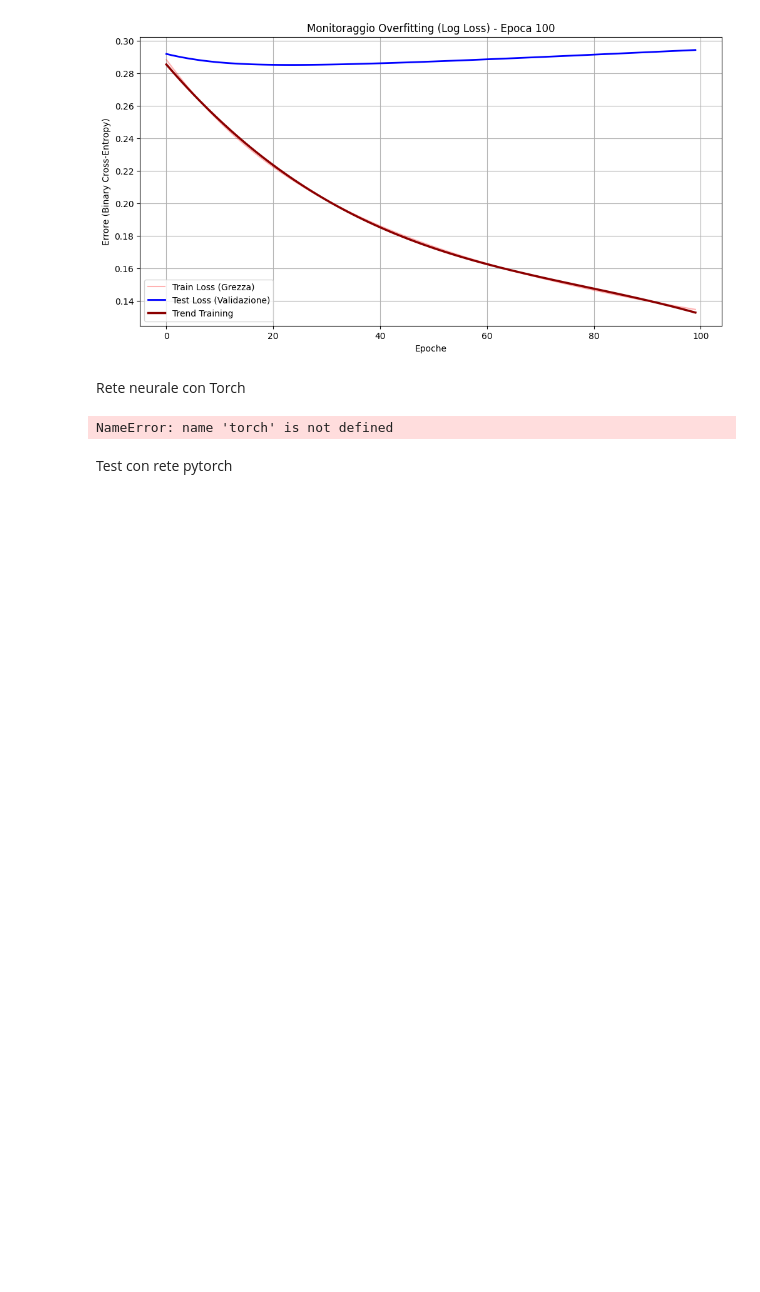
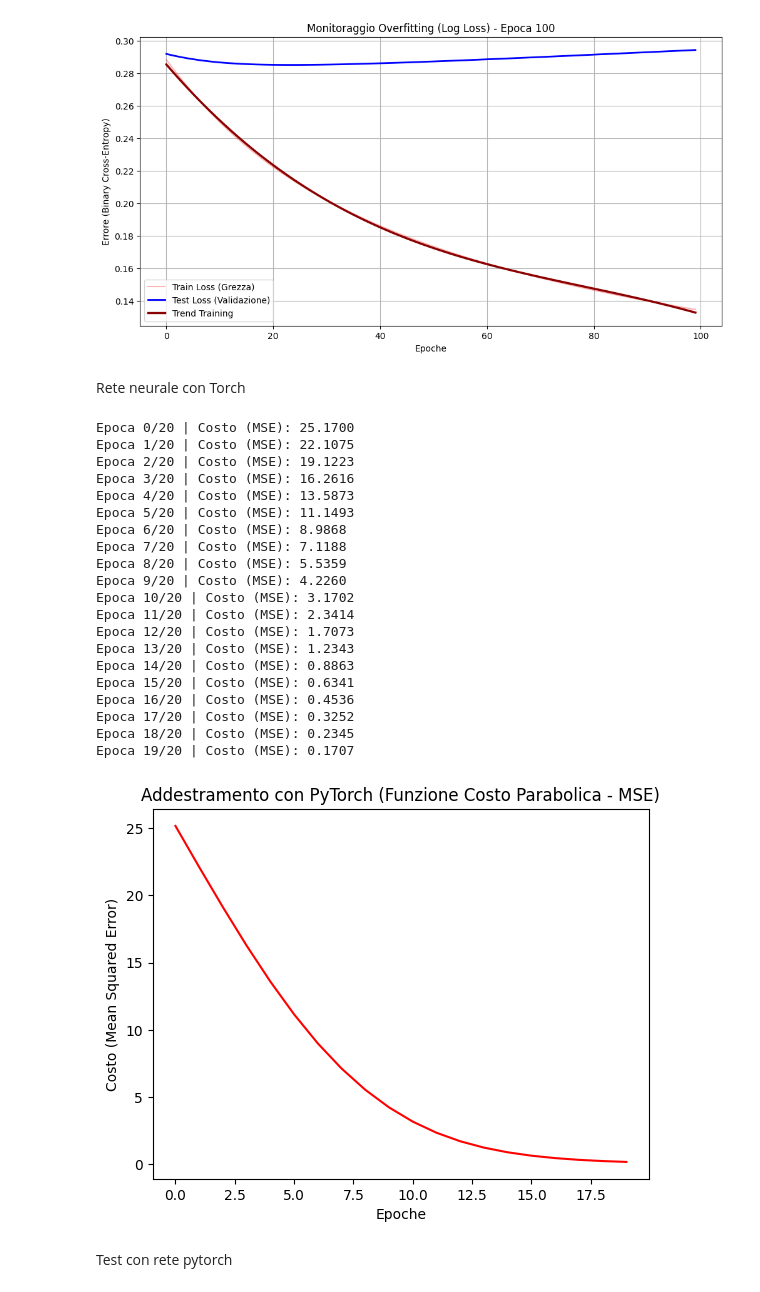
Before and after one commit to fiorello-mino/applicazioni_machine_learning, a Jupyter notebook: ECG_recording/ecg_binary.ipynb, the cells around one changed output. Cells and saved outputs as stored; diff of their text form; code cells hidden in the pictures; blank space fills up the shorter version.

```diff
--- a/ECG_recording/ecg_binary.ipynb
+++ b/ECG_recording/ecg_binary.ipynb
@@ -1401,45 +1360,64 @@ modello = ReteECG_Profonda(data.shape[1])
 criterio = nn.MSELoss()
 
 # L'ottimizzatore Adam si occupa di aggiornare i pesi (W e b) automaticamente
-ottimizzatore = optim.Adam(modello.parameters(), lr=0.01)
+ottimizzatore = optim.Adam(modello.parameters(), lr=0.001)
 
 storia_costo = []
 
 # 4. CICLO DI ADDESTRAMENTO
-epochs = 10
+epochs = 20
 for epoch in range(epochs):
     # FORWARD PROPAGATION
     # Calcoliamo le predizioni A per tutto il dataset X contemporaneamente
     predizioni = modello(X_tensor)
 
-    #  CALCOLO COSTO (MSE)
+    # CALCOLO COSTO (MSE)
     # Calcoliamo l'errore quadratico medio attuale
-    costo = criterio(predizioni, y_tensor)
+    costo = criterio(predizioni, y_tensor)*100
     # Salviamo il valore del costo per il grafico
     storia_costo.append(costo.item())
 
     # BACKWARD PROPAGATION
     # Pulisce i gradienti calcolati nell'epoca precedente
     ottimizzatore.zero_grad()
     # Calcola automaticamente i gradienti (dW, db) usando l'MSE
     costo.backward()
     # Aggiorna i pesi (W, b) usando l'Adam optimizer: W = W - lr * gradienti
     ottimizzatore.step()
 
     # Stampa l'andamento ogni 50 epoche
     if epoch % 1 == 0:
         print(f'Epoca {epoch}/{epochs} | Costo (MSE): {costo.item():.4f}')
 
 # --- 5. PLOT FINALE ---
-import matplotlib.pyplot as plt
 # Plot finale dell'andamento del costo
 plt.plot(storia_costo, color='red')
 plt.title("Addestramento con PyTorch (Funzione Costo Parabolica - MSE)")
 plt.xlabel("Epoche")
 plt.ylabel("Costo (Mean Squared Error)")
 plt.show()
 # %% [output]
-NameError: name 'torch' is not defined
+Epoca 0/20 | Costo (MSE): 25.1700
+Epoca 1/20 | Costo (MSE): 22.1075
+Epoca 2/20 | Costo (MSE): 19.1223
+Epoca 3/20 | Costo (MSE): 16.2616
+Epoca 4/20 | Costo (MSE): 13.5873
+Epoca 5/20 | Costo (MSE): 11.1493
+Epoca 6/20 | Costo (MSE): 8.9868
+Epoca 7/20 | Costo (MSE): 7.1188
+Epoca 8/20 | Costo (MSE): 5.5359
+Epoca 9/20 | Costo (MSE): 4.2260
+Epoca 10/20 | Costo (MSE): 3.1702
+Epoca 11/20 | Costo (MSE): 2.3414
+Epoca 12/20 | Costo (MSE): 1.7073
+Epoca 13/20 | Costo (MSE): 1.2343
+Epoca 14/20 | Costo (MSE): 0.8863
+Epoca 15/20 | Costo (MSE): 0.6341
+Epoca 16/20 | Costo (MSE): 0.4536
+Epoca 17/20 | Costo (MSE): 0.3252
+Epoca 18/20 | Costo (MSE): 0.2345
+Epoca 19/20 | Costo (MSE): 0.1707
+[figure, added]
 # %% [markdown]
 Test con rete pytorch
 # %%
```
Also changed, not shown: parts of 17 cells of this notebook.
